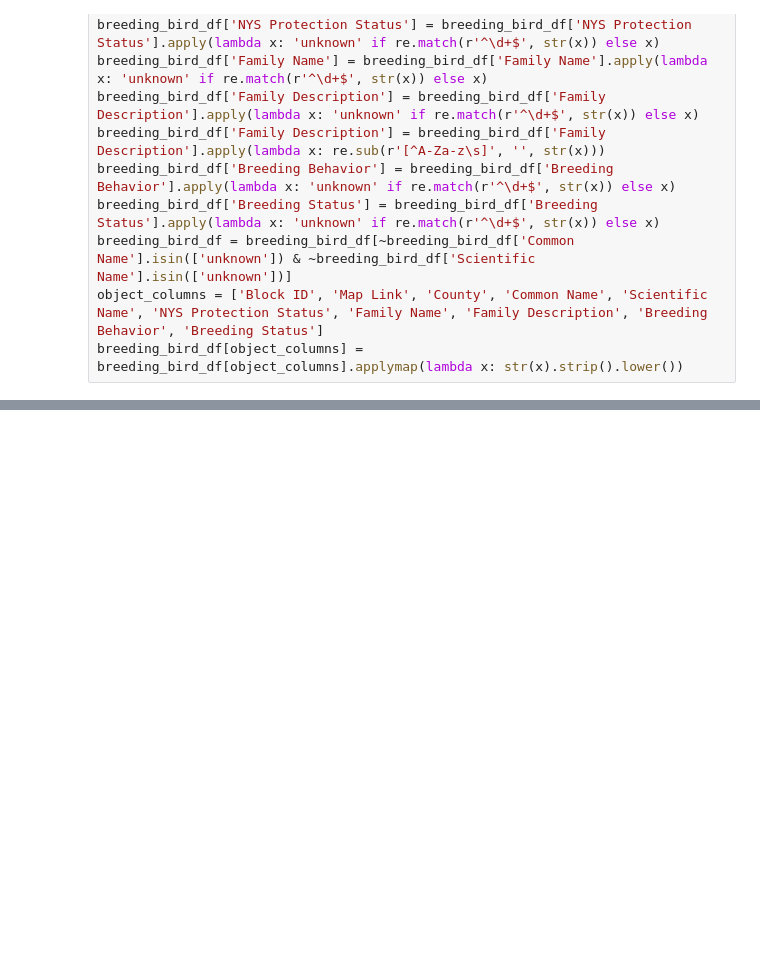
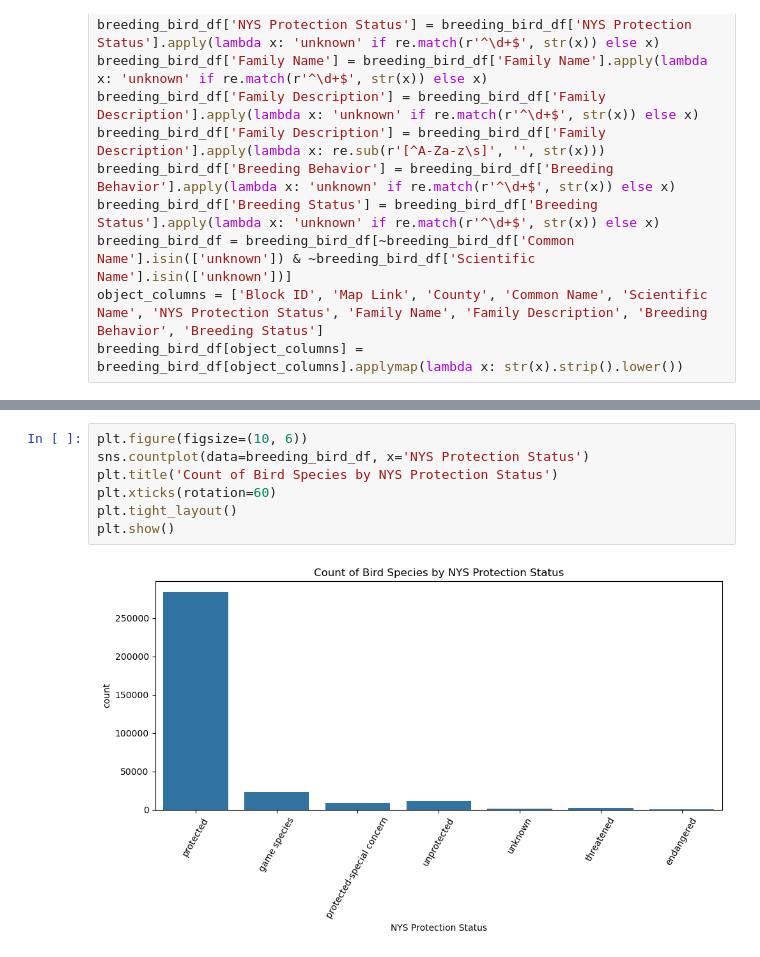
Before and after one commit to MythriShivakumar/A1_ML, a Jupyter notebook: breeding_bird.ipynb, the cells around one changed output, grey strips where cells are left out. Drawn from its saved outputs; the diff is of its cells as text; blank space fills up the shorter version.

```diff
--- a/breeding_bird.ipynb
+++ b/breeding_bird.ipynb
@@ -111,0 +123,9 @@ memory usage: 35.3+ MB
+# %%
+plt.figure(figsize=(10, 6))
+sns.countplot(data=breeding_bird_df, x='NYS Protection Status')
+plt.title('Count of Bird Species by NYS Protection Status')
+plt.xticks(rotation=60)
+plt.tight_layout()
+plt.show()
+# %% [output]
+[figure, added]
```
Also changed, not shown: parts of 3 cells of this notebook.
